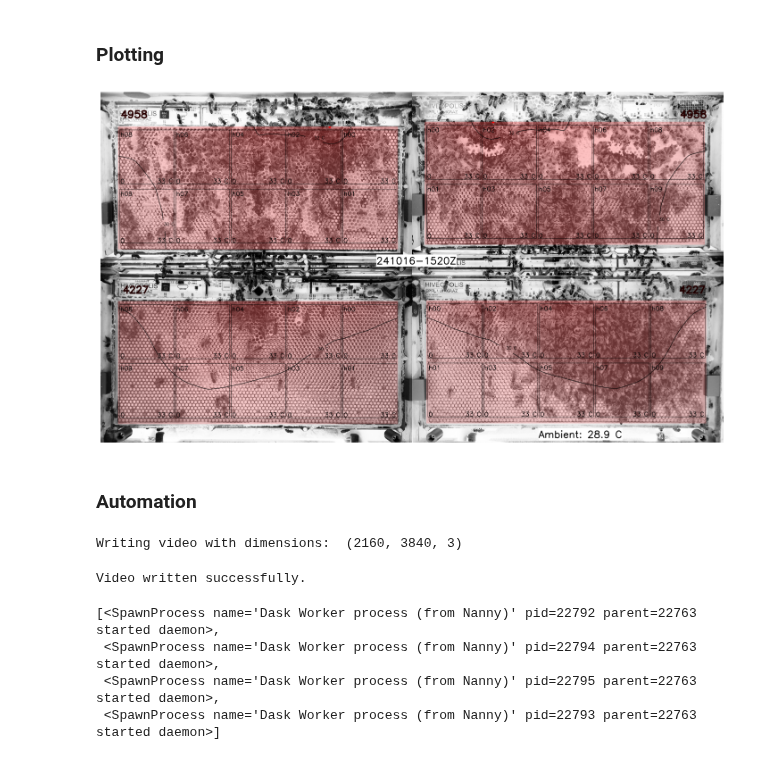
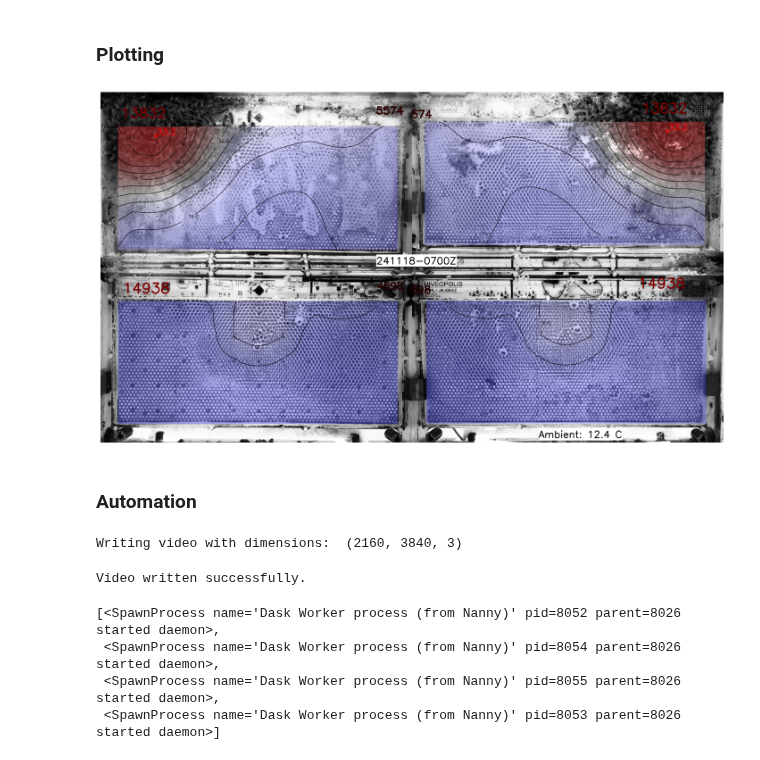
Before and after one commit to epfl-mobots/RHCVisualisation, a Jupyter notebook: generateAnotatedVideo.ipynb, the cells around one changed output. Cells and saved outputs as stored; diff of their text form; code cells hidden in the pictures.

```diff
--- a/generateAnotatedVideo.ipynb
+++ b/generateAnotatedVideo.ipynb
@@ -66,8 +49,8 @@ download_data = True    # Set to True to download data from InfluxDB, False to u
 hive_nb = 1             # Hive number to process (1 or 2 for OH, 3 for BH and 0 for debugging)
 ihl = None              # IHL to consider for sensory data (Put None to consider both IHLs)
 t_res = "1min"          # Image time resolution. Change only if images are not taken every minute. Use frame_drop to keep only some frames, not this.
-rootpath_imgs = '/Users/cyrilmonette/Library/CloudStorage/SynologyDrive-data/24.09-24.10_observation_OH/Images/'     # For images
-first_dt = pd.Timestamp('2024-11-12 06:00:00').tz_localize('UTC')
+rootpath_imgs = '/Users/cyrilmonette/Library/CloudStorage/SynologyDrive-data/24.11_aSensing_OH/Images/'     # For images
+first_dt = pd.Timestamp('2024-11-12 06:00:00').tz_localize('UTC') # Idle exp
 last_dt = pd.Timestamp('2024-11-22 16:00:00').tz_localize('UTC')
 frame_drop = 20         # We keep 1 frame every frame_drop frames. Put one to keep all frames.
 images_fill_limit = 10  # Maximum number of consecutive missing images to fill with the last available image. Put None to disable filling.
@@ -87,7 +70,7 @@ if not download_data:
 
 # ==== DATA DOWNLOAD CONFIGURATION ====
 if download_data:
-    bucket = 'ObsHiveABC' # InfluxDB bucket to download data from
+    bucket = 'a_sensing' # InfluxDB bucket to download data from
 # %% [markdown]
 ## Main code
 # %% [markdown]
@@ -342,19 +324,19 @@ def generate_frame(dt:pd.Timestamp, contours:list = []):
 # %% [markdown]
 ### Plotting
 # %%
-frame = 1000 # Frame idx within datetimes
+frame = 600 # Frame idx within datetimes
 dt = datetimes[frame]
 _imgs_paths = imgs_paths.loc[dt].to_numpy()
 contours = list(range(12, 38, 2))
 snapshot = generate_frame(dt, contours=contours)
 # For a random time frame, generate the image of the hive and the thermal plot side by side with matplotlib
 # This is just to check that everything is working fine
 plt.figure(figsize=(18, 12))
 plt.imshow(snapshot)
 plt.axis('off')
 plt.show()
 # %% [output]
-[figure, old version]
+[figure, new version]
 # %% [markdown]
 ### Automation
 # %%
@@ -388,7 +370,7 @@ multiprocessing.active_children()
 # %% [output]
 Writing video with dimensions:  (2160, 3840, 3)
 Video written successfully.
-[<SpawnProcess name='Dask Worker process (from Nanny)' pid=22792 parent=22763 started daemon>,
- <SpawnProcess name='Dask Worker process (from Nanny)' pid=22794 parent=22763 started daemon>,
- <SpawnProcess name='Dask Worker process (from Nanny)' pid=22795 parent=22763 started daemon>,
- <SpawnProcess name='Dask Worker process (from Nanny)' pid=22793 parent=22763 started daemon>]
+[<SpawnProcess name='Dask Worker process (from Nanny)' pid=8052 parent=8026 started daemon>,
+ <SpawnProcess name='Dask Worker process (from Nanny)' pid=8054 parent=8026 started daemon>,
+ <SpawnProcess name='Dask Worker process (from Nanny)' pid=8055 parent=8026 started daemon>,
+ <SpawnProcess name='Dask Worker process (from Nanny)' pid=8053 parent=8026 started daemon>]
```
Also changed, not shown: parts of 6 cells of this notebook, 1 other file.
